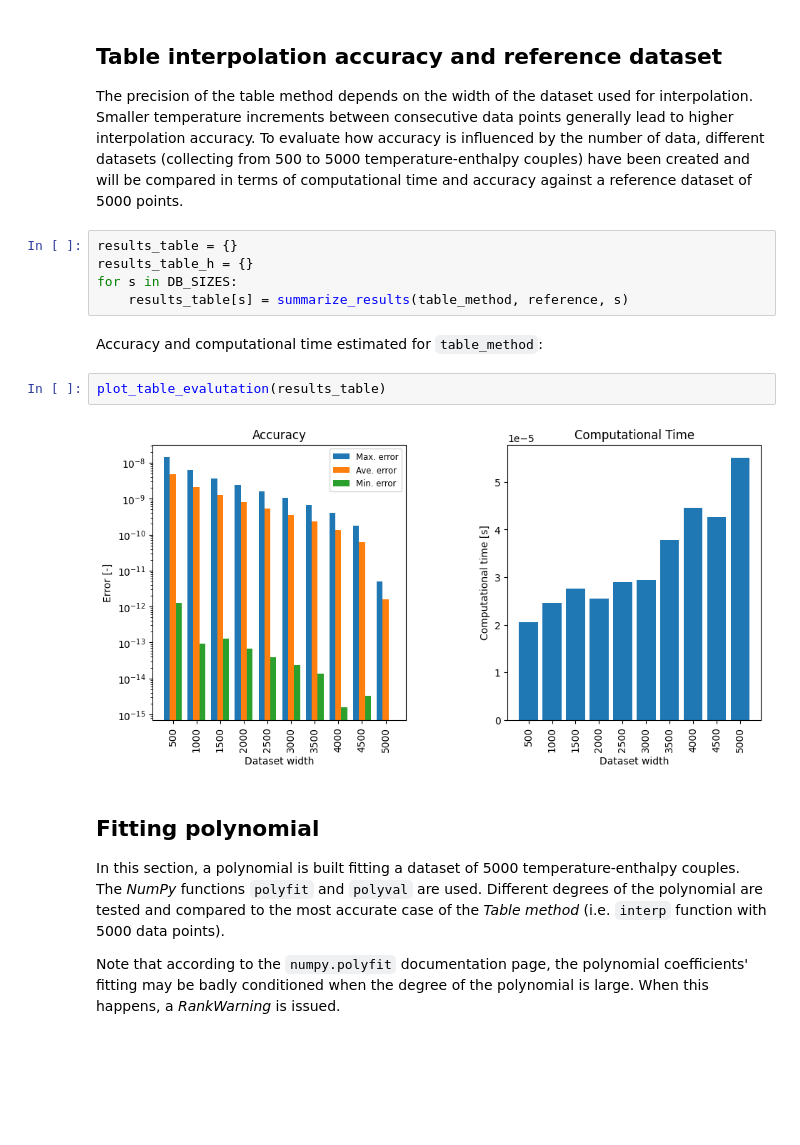
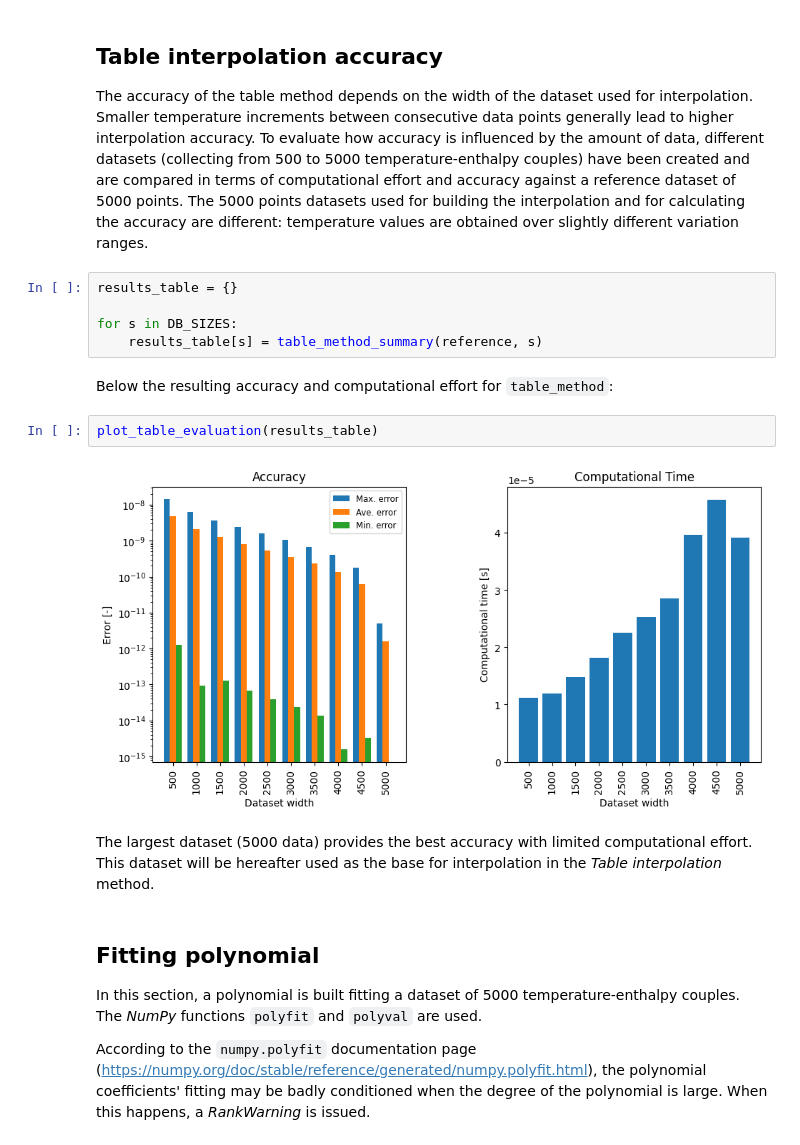
Before and after one commit to newcleo-dev-team/dassh_nc, a Jupyter notebook: enthalpy_to_temperature/enthalpy2temperature.ipynb, the cells around one changed output. Saved outputs shown, nothing was run; the diff lists cells and outputs as text; blank space fills up the shorter version.

Commit message:
[034_enthalpy_to_temperature], issue #34, managed comment to commit 0e3353d

```diff
--- a/enthalpy_to_temperature/enthalpy2temperature.ipynb
+++ b/enthalpy_to_temperature/enthalpy2temperature.ipynb
@@ -68,24 +69,23 @@ reference = np.genfromtxt(os.path.join('data','lead_ref.csv'), delimiter=',')
 # %% [markdown]
-## Table interpolation accuracy and reference dataset
-The precision of the table method depends on the width of the dataset used for interpolation. Smaller temperature increments between consecutive data points generally lead to higher interpolation accuracy. To evaluate how accuracy is influenced by the number of data, different datasets (collecting from 500 to 5000 temperature-enthalpy couples) have been created and will be compared in terms of computational time and accuracy against a reference dataset of 5000 points.
+## Table interpolation accuracy
+The accuracy of the table method depends on the width of the dataset used for interpolation. Smaller temperature increments between consecutive data points generally lead to higher interpolation accuracy. To evaluate how accuracy is influenced by the amount of data, different datasets (collecting from 500 to 5000 temperature-enthalpy couples) have been created and are compared in terms of computational effort and accuracy against a reference dataset of 5000 points. The 5000 points datasets used for building the interpolation and for calculating the accuracy are different: temperature values are obtained over slightly different variation ranges.
 # %%
 results_table = {}
-results_table_h = {}
+
 for s in DB_SIZES:
-    results_table[s] = summarize_results(table_method, reference, s)
+    results_table[s] = table_method_summary(reference, s)
 # %% [markdown]
-Accuracy and computational time estimated for `table_method`:
+Below the resulting accuracy and computational effort for `table_method`:
 # %%
-plot_table_evalutation(results_table)
+plot_table_evaluation(results_table)
 # %% [output]
-[figure, old version]
+[figure, new version]
+# %% [markdown]
+The largest dataset (5000 data) provides the best accuracy with limited computational effort. This dataset will be hereafter used as the base for interpolation in the _Table interpolation_ method.
 # %% [markdown]
 ## Fitting polynomial
 In this section, a polynomial is built fitting a dataset of 5000 temperature-enthalpy couples. The _NumPy_ functions `polyfit` and `polyval` are used.
-Different degrees of the polynomial are tested and compared to the most
-accurate case of the _Table method_ (i.e. `interp` function with 5000 data
-points).
 
-Note that according to the `numpy.polyfit` documentation page, the polynomial coefficients' fitting may be badly conditioned when the degree of the polynomial is large. When this happens, a _RankWarning_ is issued.
+According to the `numpy.polyfit` documentation page (https://numpy.org/doc/stable/reference/generated/numpy.polyfit.html), the polynomial coefficients' fitting may be badly conditioned when the degree of the polynomial is large. When this happens, a _RankWarning_ is issued.
 # %%
 s = DB_SIZES[-1]
```
Also changed, not shown: parts of 12 cells of this notebook, 8 other files.
